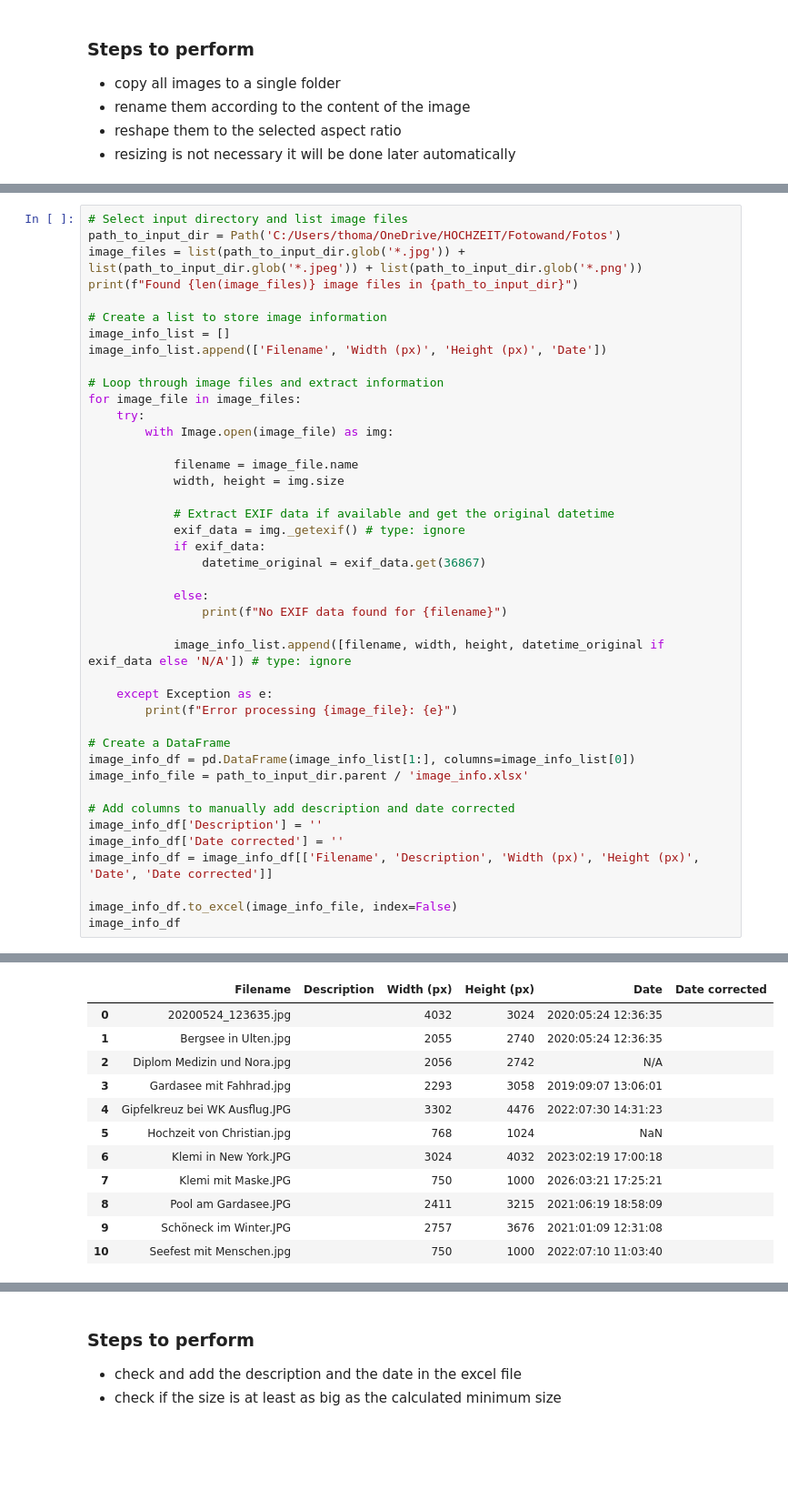
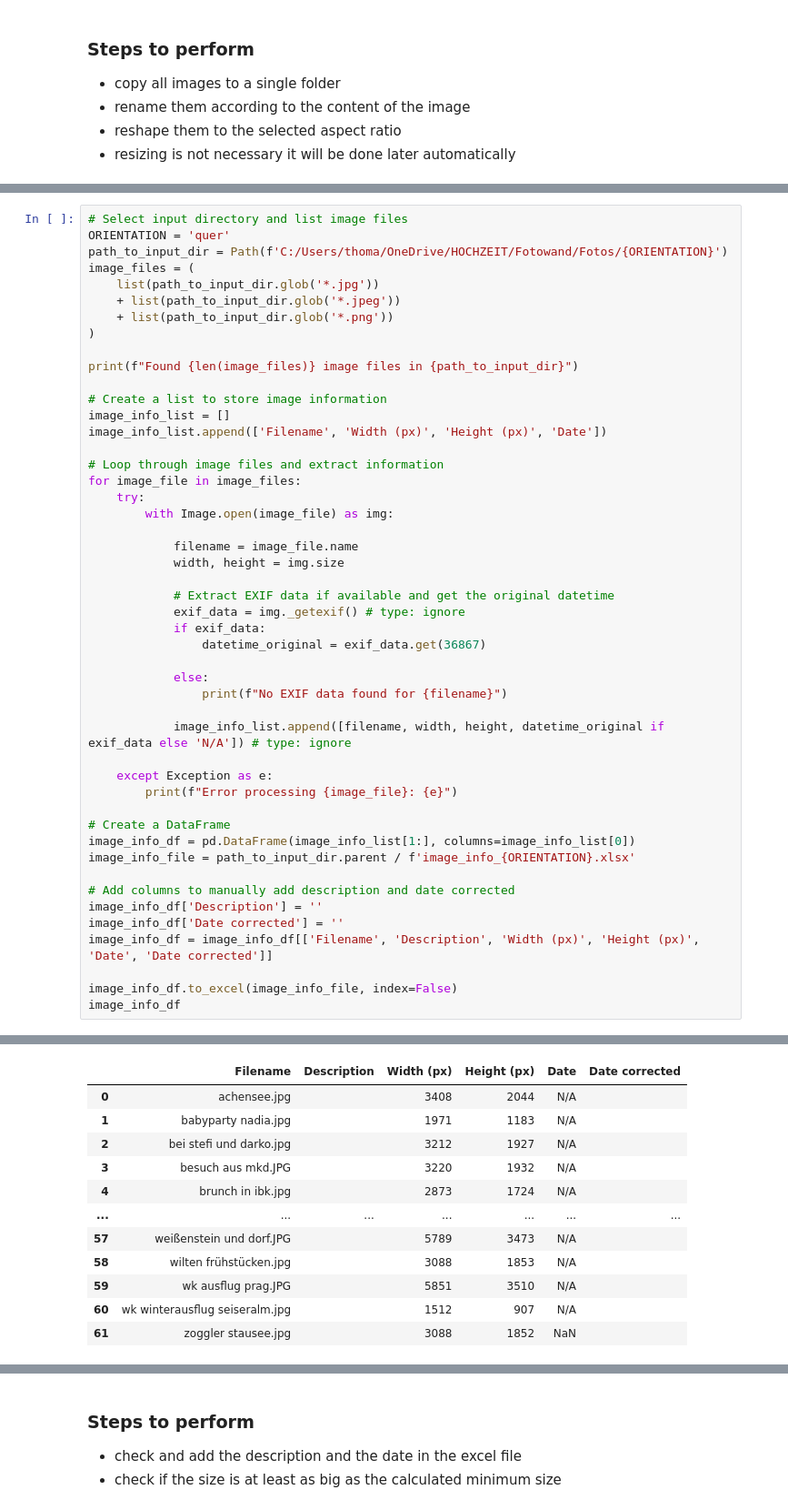
Before and after one commit to ThoAus/photowall, a Jupyter notebook: prepare_images.ipynb, the cells around one changed output, grey strips where cells are left out. Shown at 91% size. Saved outputs shown, nothing was run; the diff lists cells and outputs as text; blank space fills up the shorter version.

```diff
--- a/prepare_images.ipynb
+++ b/prepare_images.ipynb
@@ -73,7 +130,13 @@ Picture resolution (WxH) to get 300 dpi: 933 x 1263
 # %%
 # Select input directory and list image files
-path_to_input_dir = Path('C:/Users/thoma/OneDrive/HOCHZEIT/Fotowand/Fotos')
-image_files = list(path_to_input_dir.glob('*.jpg')) + list(path_to_input_dir.glob('*.jpeg')) + list(path_to_input_dir.glob('*.png'))
+ORIENTATION = 'quer'
+path_to_input_dir = Path(f'C:/Users/thoma/OneDrive/HOCHZEIT/Fotowand/Fotos/{ORIENTATION}')
+image_files = (
+    list(path_to_input_dir.glob('*.jpg'))
+    + list(path_to_input_dir.glob('*.jpeg'))
+    + list(path_to_input_dir.glob('*.png'))
+)
+
 print(f"Found {len(image_files)} image files in {path_to_input_dir}")
 
 # Create a list to store image information
@@ -103,7 +166,7 @@ for image_file in image_files:
 
 # Create a DataFrame
 image_info_df = pd.DataFrame(image_info_list[1:], columns=image_info_list[0])
-image_info_file = path_to_input_dir.parent / 'image_info.xlsx'
+image_info_file = path_to_input_dir.parent / f'image_info_{ORIENTATION}.xlsx'
 
 # Add columns to manually add description and date corrected
 image_info_df['Description'] = ''
@@ -118,12 +196,12 @@ No EXIF data found for Diplom Medizin und Nora.jpg
 |  | Filename | Description | Width (px) | Height (px) | Date | Date corrected |
-| 0 | 20200524_123635.jpg |  | 4032 | 3024 | 2020:05:24 12:36:35 |  |
-| 1 | Bergsee in Ulten.jpg |  | 2055 | 2740 | 2020:05:24 12:36:35 |  |
-| 2 | Diplom Medizin und Nora.jpg |  | 2056 | 2742 | N/A |  |
-| 3 | Gardasee mit Fahhrad.jpg |  | 2293 | 3058 | 2019:09:07 13:06:01 |  |
-| 4 | Gipfelkreuz bei WK Ausflug.JPG |  | 3302 | 4476 | 2022:07:30 14:31:23 |  |
-| 5 | Hochzeit von Christian.jpg |  | 768 | 1024 | NaN |  |
-| 6 | Klemi in New York.JPG |  | 3024 | 4032 | 2023:02:19 17:00:18 |  |
-| 7 | Klemi mit Maske.JPG |  | 750 | 1000 | 2026:03:21 17:25:21 |  |
-| 8 | Pool am Gardasee.JPG |  | 2411 | 3215 | 2021:06:19 18:58:09 |  |
-| 9 | Schöneck im Winter.JPG |  | 2757 | 3676 | 2021:01:09 12:31:08 |  |
-| 10 | Seefest mit Menschen.jpg |  | 750 | 1000 | 2022:07:10 11:03:40 |  |
+| 0 | achensee.jpg |  | 3408 | 2044 | N/A |  |
+| 1 | babyparty nadia.jpg |  | 1971 | 1183 | N/A |  |
+| 2 | bei stefi und darko.jpg |  | 3212 | 1927 | N/A |  |
+| 3 | besuch aus mkd.JPG |  | 3220 | 1932 | N/A |  |
+| 4 | brunch in ibk.jpg |  | 2873 | 1724 | N/A |  |
+| ... | ... | ... | ... | ... | ... | ... |
+| 57 | weißenstein und dorf.JPG |  | 5789 | 3473 | N/A |  |
+| 58 | wilten frühstücken.jpg |  | 3088 | 1853 | N/A |  |
+| 59 | wk ausflug prag.JPG |  | 5851 | 3510 | N/A |  |
+| 60 | wk winterausflug seiseralm.jpg |  | 1512 | 907 | N/A |  |
+| 61 | zoggler stausee.jpg |  | 3088 | 1852 | NaN |  |
```
Also changed, not shown: parts of 11 cells of this notebook.
